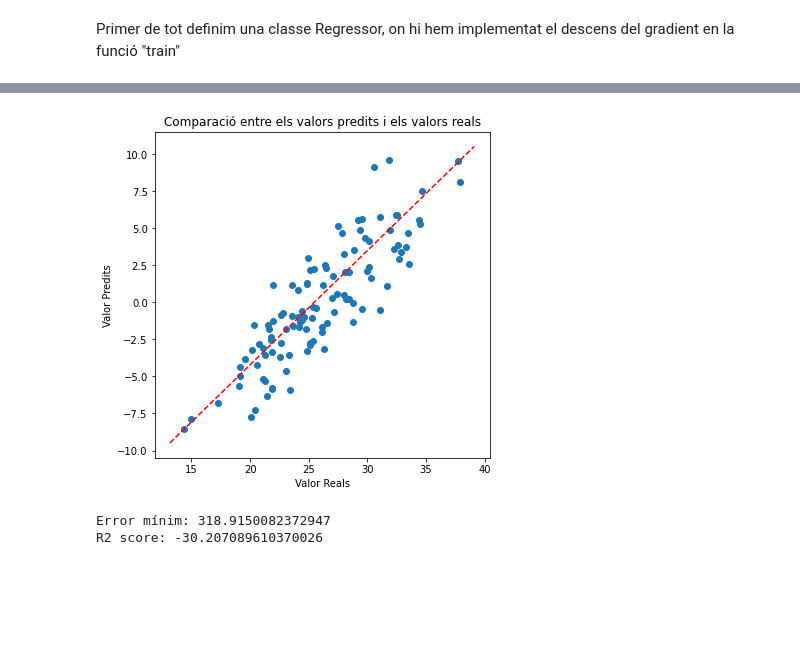
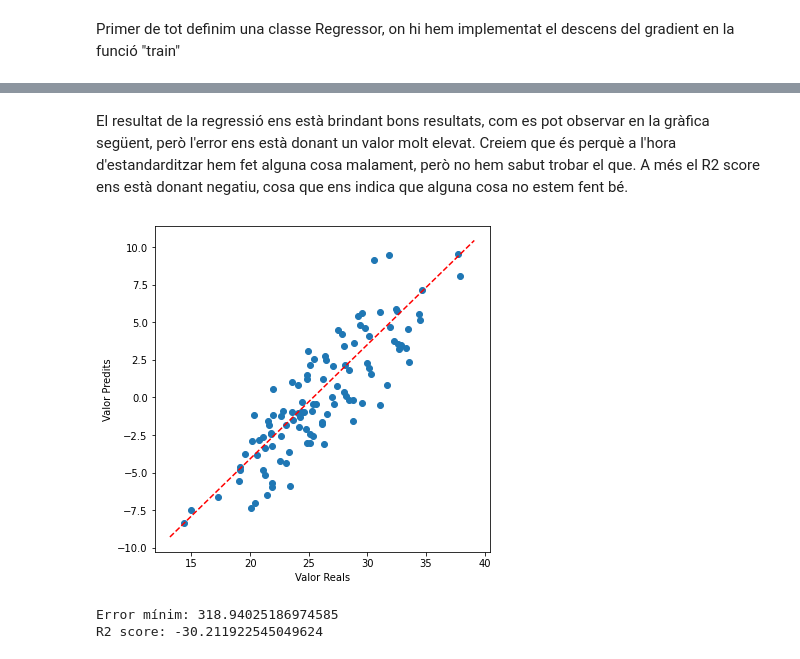
Before and after one commit to josepmdc/ApC-PLAB1, a Jupyter notebook: PLAB1.ipynb, the cells around one changed output, grey strips where cells are left out. Cells and saved outputs as stored; diff of their text form; code cells hidden in the pictures; blank space fills up the shorter version.

Commit message:
Test Different alpha values

```diff
--- a/PLAB1.ipynb
+++ b/PLAB1.ipynb
@@ -193,9 +194,9 @@ def apply_linear_regression(X, y):
 # %% [markdown]
 Definirem també una funció que ens permetrà fer un scatter plot del model un cop entrenat.
 # %%
-def plot_model(predictions, y_test):
+def plot_model(predictions, y_test, title = ""):
     _, ax = plt.subplots(figsize=(6, 6))
-    ax.set_title("Comparació entre els valors predits i els valors reals")
+    ax.set_title(title)
     ax.set_xlabel("Valor Reals")
     ax.set_ylabel("Valor Predits")
     ax.scatter(predictions, y_test)
@@ -418,8 +459,14 @@ plt.show()
+# %% [markdown]
+El resultat de la regressió ens està brindant bons resultats, com es pot observar en la gràfica següent, però l'error ens està donant un valor molt elevat. Creiem que és perquè a l'hora d'estandarditzar hem fet alguna cosa malament, però no hem sabut trobar el que. A més el R2 score ens està donant negatiu, cosa que ens indica que alguna cosa no estem fent bé.
 # %%
+reg = Regressor(std_X_train, y_train, alpha=0.0005)
+theta, cost_history, theta_history = reg.train(10000)
+predictions = reg.predict(std_X_test)
+
 plot_model(y_test, predictions)
 print(f"Error mínim: { min(cost_history) }")
 print(f"R2 score: { r2_score(y_test, predictions) }\n")
 # %% [output]
-[figure, old version]
+[figure, new version]
-Error mínim: 318.9150082372947
-R2 score: -30.207089610370026
+Error mínim: 318.94025186974585
+R2 score: -30.211922545049624
```
Also changed, not shown: parts of 15 cells of this notebook.
